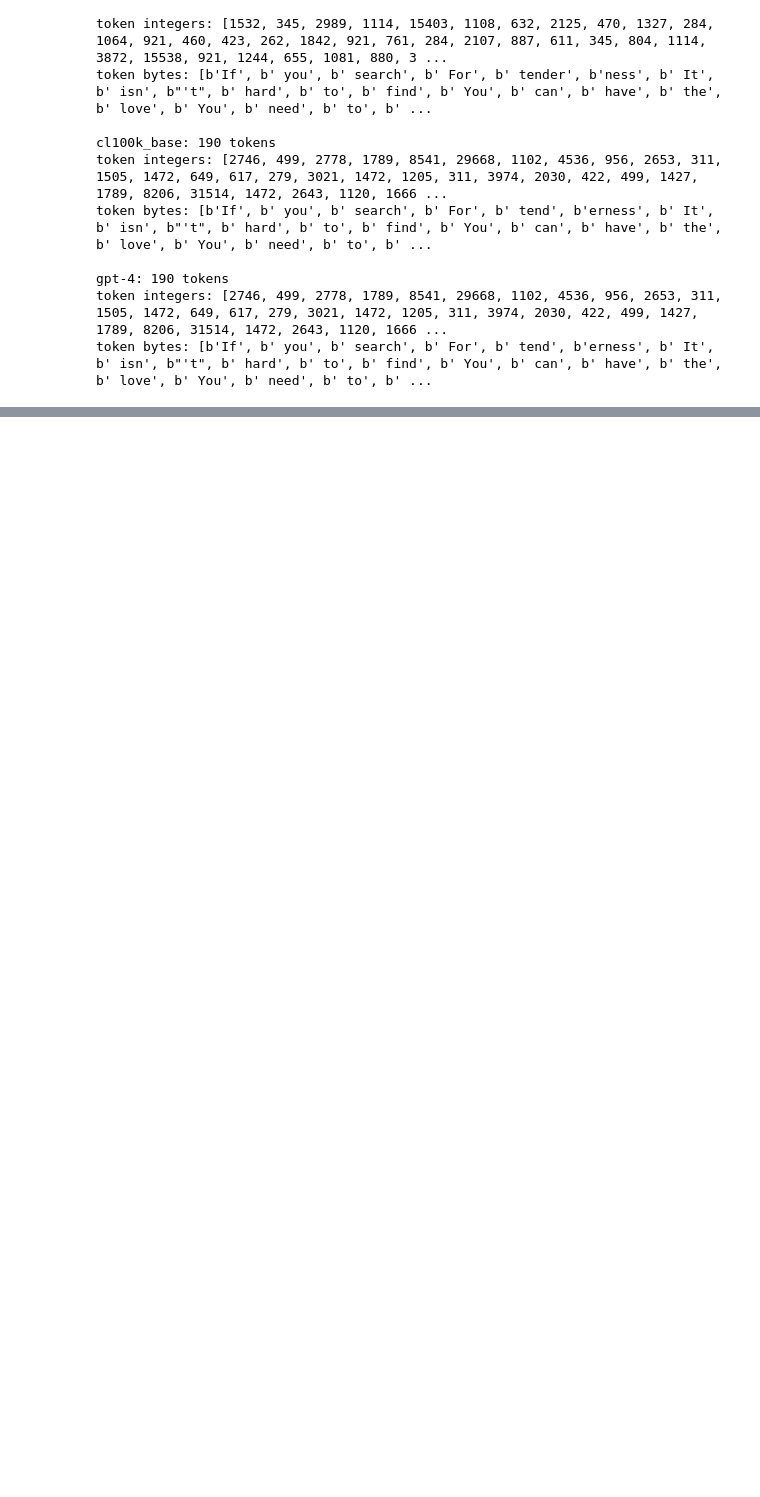
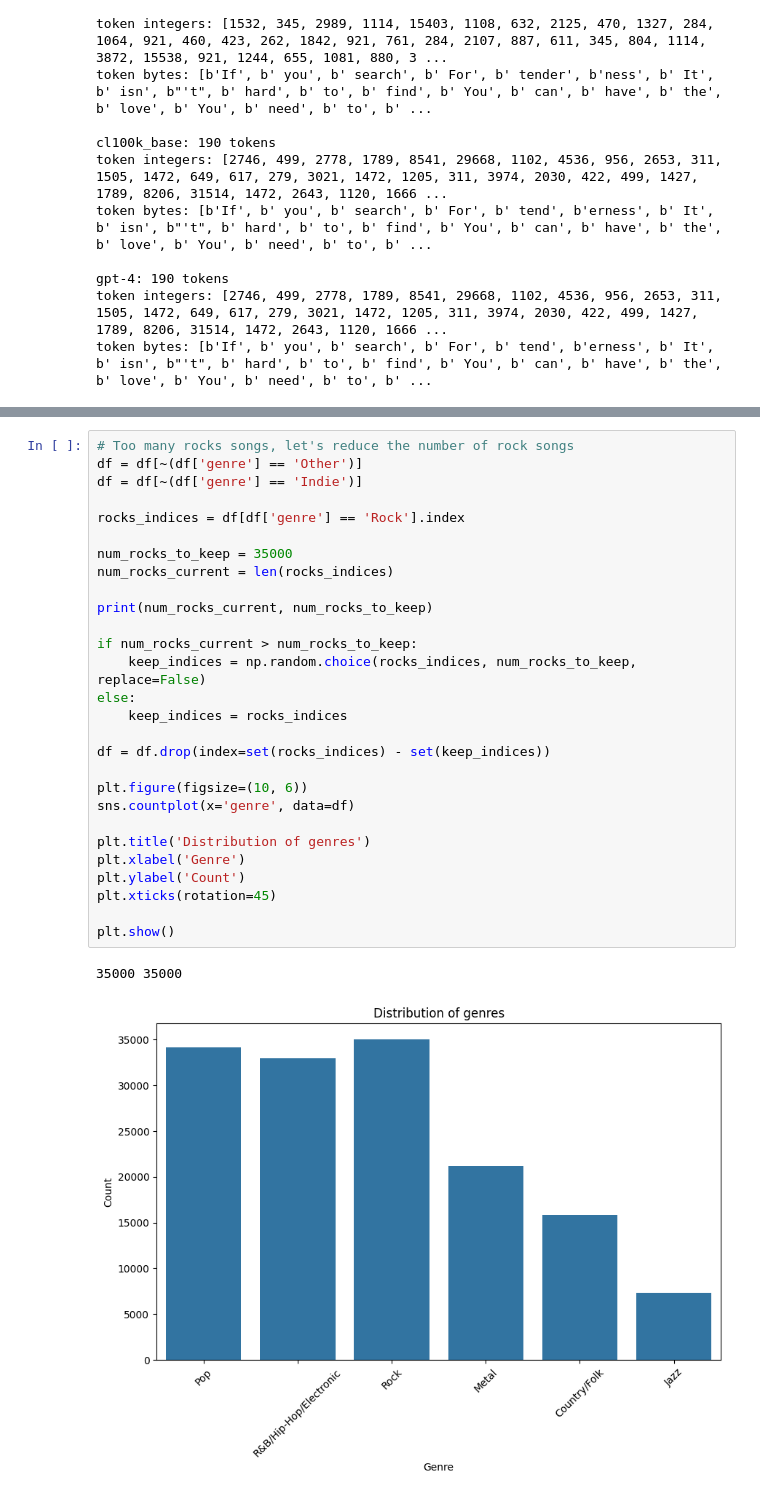
Before and after one commit to palhart/nlp-project, a Jupyter notebook: src/preprocessing/byte-pair-encoding.ipynb, the cells around one changed output, grey strips where cells are left out. Saved outputs shown, nothing was run; the diff lists cells and outputs as text; blank space fills up the shorter version.

```diff
--- a/src/preprocessing/byte-pair-encoding.ipynb
+++ b/src/preprocessing/byte-pair-encoding.ipynb
@@ -212,0 +225,31 @@ df.to_csv(DATA_PATH + 'lyrics-preprocessed.csv', index=False)
+# %%
+# Too many rocks songs, let's reduce the number of rock songs
+df = df[~(df['genre'] == 'Other')]
+df = df[~(df['genre'] == 'Indie')]
+
+rocks_indices = df[df['genre'] == 'Rock'].index
+
+num_rocks_to_keep = 35000
+num_rocks_current = len(rocks_indices)
+
+print(num_rocks_current, num_rocks_to_keep)
+
+if num_rocks_current > num_rocks_to_keep:
+    keep_indices = np.random.choice(rocks_indices, num_rocks_to_keep, replace=False)
+else:
+    keep_indices = rocks_indices
+
+df = df.drop(index=set(rocks_indices) - set(keep_indices))
+
+plt.figure(figsize=(10, 6))
+sns.countplot(x='genre', data=df)
+
+plt.title('Distribution of genres')
+plt.xlabel('Genre')
+plt.ylabel('Count')
+plt.xticks(rotation=45)
+
+plt.show()
+# %% [output]
+35000 35000
+[figure, added]
```
Also changed, not shown: parts of 11 cells of this notebook, 2 other files.
